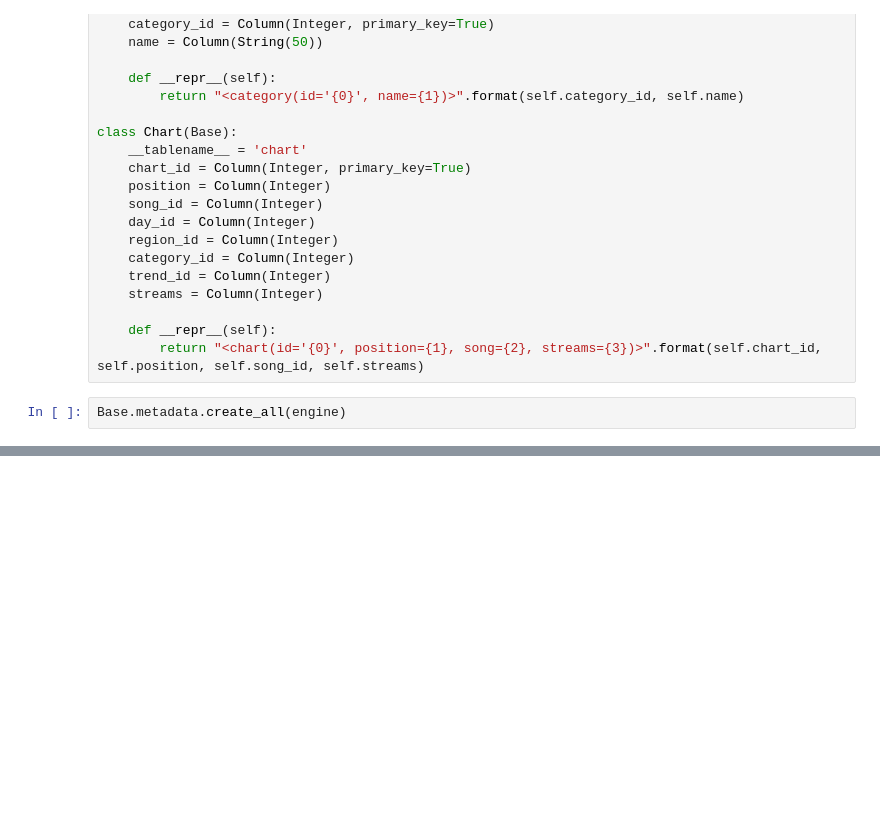
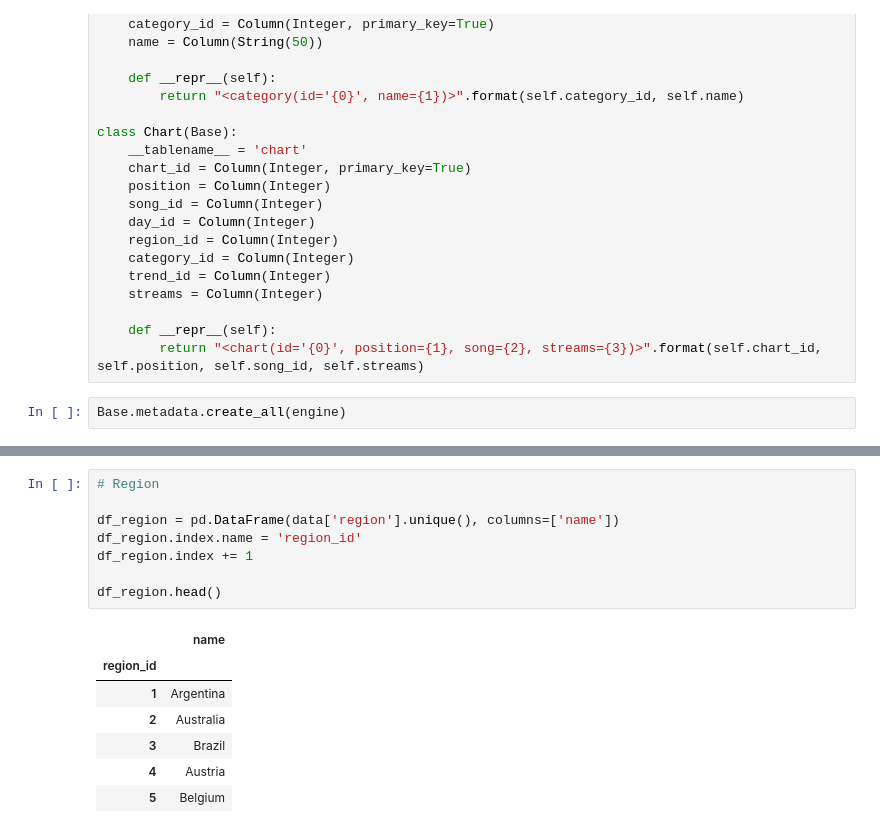
Before and after one commit to JakubBurczyk/AD_SpotifyAnalyzer, a Jupyter notebook: scripts/createDatabase.ipynb, the cells around one changed output, grey strips where cells are left out. Drawn from its saved outputs; the diff is of its cells as text; blank space fills up the shorter version.

```diff
--- a/scripts/createDatabase.ipynb
+++ b/scripts/createDatabase.ipynb
@@ -98,0 +154,16 @@ print(data.head())
+# %%
+# Region
+
+df_region = pd.DataFrame(data['region'].unique(), columns=['name'])
+df_region.index.name = 'region_id'
+df_region.index += 1
+
+df_region.head()
+# %% [output]
+|  | name |
+| region_id |  |
+| 1 | Argentina |
+| 2 | Australia |
+| 3 | Brazil |
+| 4 | Austria |
+| 5 | Belgium |
```
Also changed, not shown: parts of 9 cells of this notebook.
